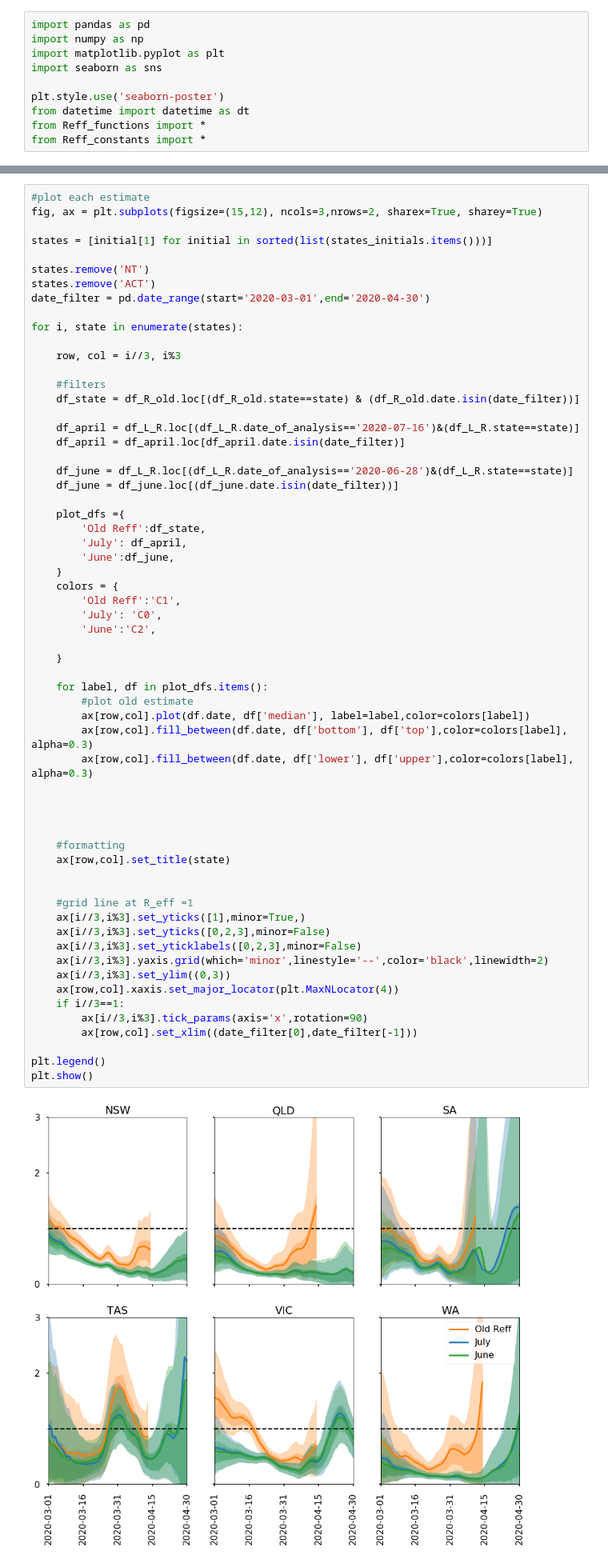
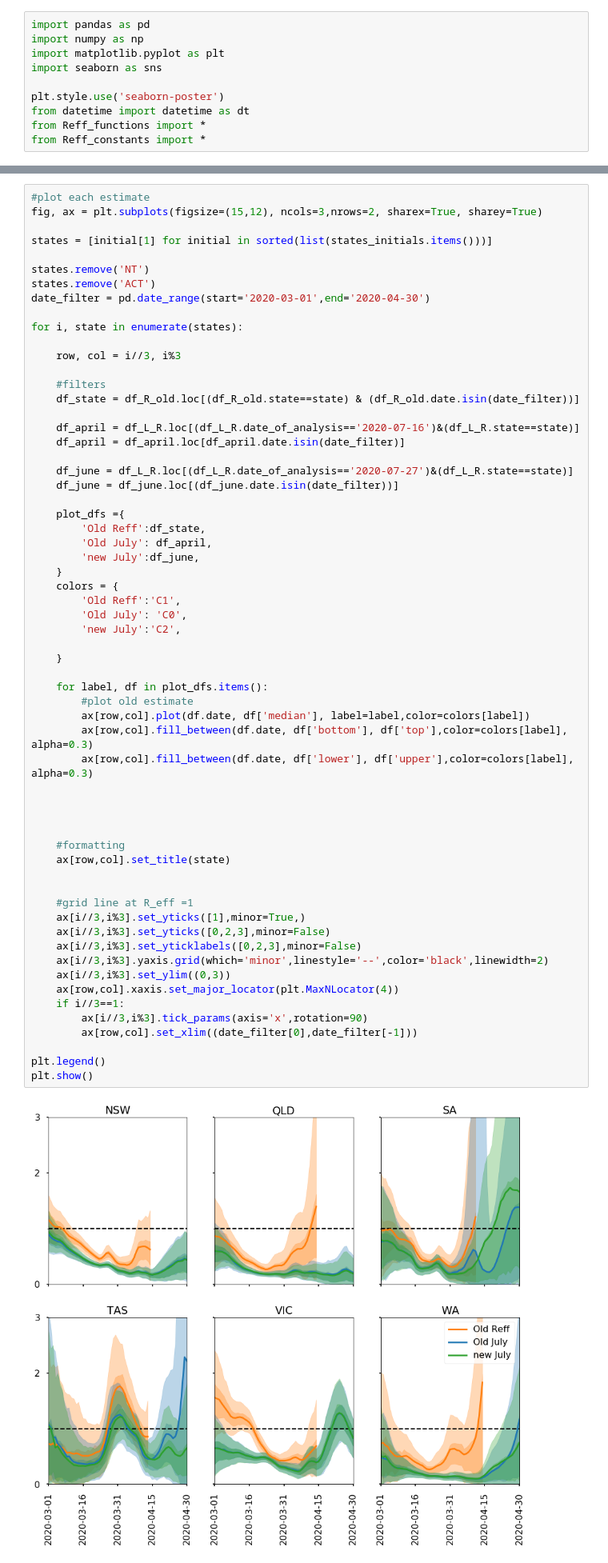
Before and after one commit to tdennisliu/covid19-forecasting-aus, a Jupyter notebook: model/lshtm_reff.ipynb, the cells around one changed output, grey strips where cells are left out. Shown: that part at 80% size. Drawn from its saved outputs; the diff is of its cells as text.

```diff
--- a/model/lshtm_reff.ipynb
+++ b/model/lshtm_reff.ipynb
@@ -53,49 +53,49 @@ for i, state in enumerate(states):
     df_april = df_L_R.loc[(df_L_R.date_of_analysis=='2020-07-16')&(df_L_R.state==state)]
     df_april = df_april.loc[df_april.date.isin(date_filter)]
 
-    df_june = df_L_R.loc[(df_L_R.date_of_analysis=='2020-06-28')&(df_L_R.state==state)]
+    df_june = df_L_R.loc[(df_L_R.date_of_analysis=='2020-07-27')&(df_L_R.state==state)]
     df_june = df_june.loc[(df_june.date.isin(date_filter))]
 
     plot_dfs ={
         'Old Reff':df_state,
-        'July': df_april,
-        'June':df_june,
+        'Old July': df_april,
+        'new July':df_june,
     }
     colors = {
         'Old Reff':'C1',
-        'July': 'C0',
-        'June':'C2',
+        'Old July': 'C0',
+        'new July':'C2',
 
     }
 
     for label, df in plot_dfs.items():
         #plot old estimate
         ax[row,col].plot(df.date, df['median'], label=label,color=colors[label])
         ax[row,col].fill_between(df.date, df['bottom'], df['top'],color=colors[label], alpha=0.3)
         ax[row,col].fill_between(df.date, df['lower'], df['upper'],color=colors[label], alpha=0.3)
 
 
 
 
     #formatting
     ax[row,col].set_title(state)
 
 
     #grid line at R_eff =1
     ax[i//3,i%3].set_yticks([1],minor=True,)
     ax[i//3,i%3].set_yticks([0,2,3],minor=False)
     ax[i//3,i%3].set_yticklabels([0,2,3],minor=False)
     ax[i//3,i%3].yaxis.grid(which='minor',linestyle='--',color='black',linewidth=2)
     ax[i//3,i%3].set_ylim((0,3))
     ax[row,col].xaxis.set_major_locator(plt.MaxNLocator(4))
     if i//3==1:
         ax[i//3,i%3].tick_params(axis='x',rotation=90)
         ax[row,col].set_xlim((date_filter[0],date_filter[-1]))
 
 plt.legend()
 plt.show()
 # %% [output]
-[figure, old version]
+[figure, new version]
 # %%
 ## plot cases over the top of Reff
 fig, ax = plt.subplots(figsize=(15,12), ncols=3,nrows=2, sharex=True, sharey=True)
```
Also changed, not shown: parts of 4 cells of this notebook, 1 other file.
